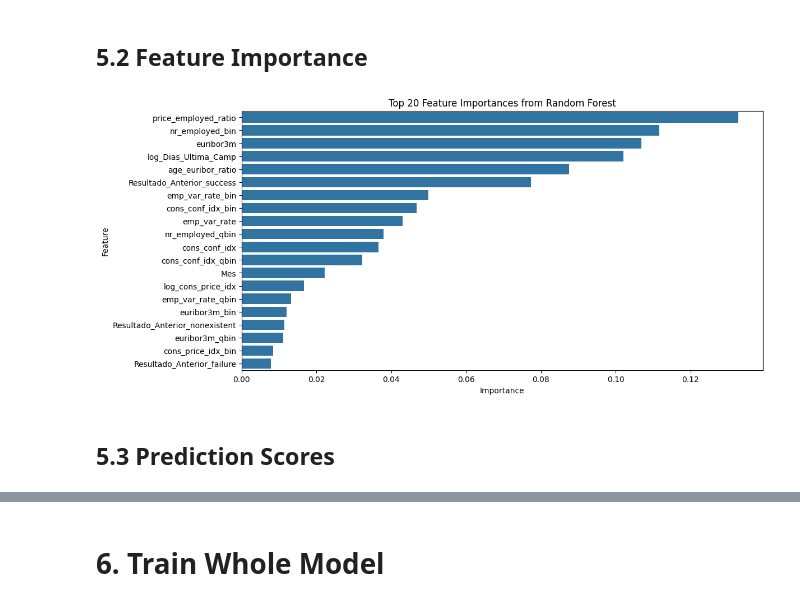
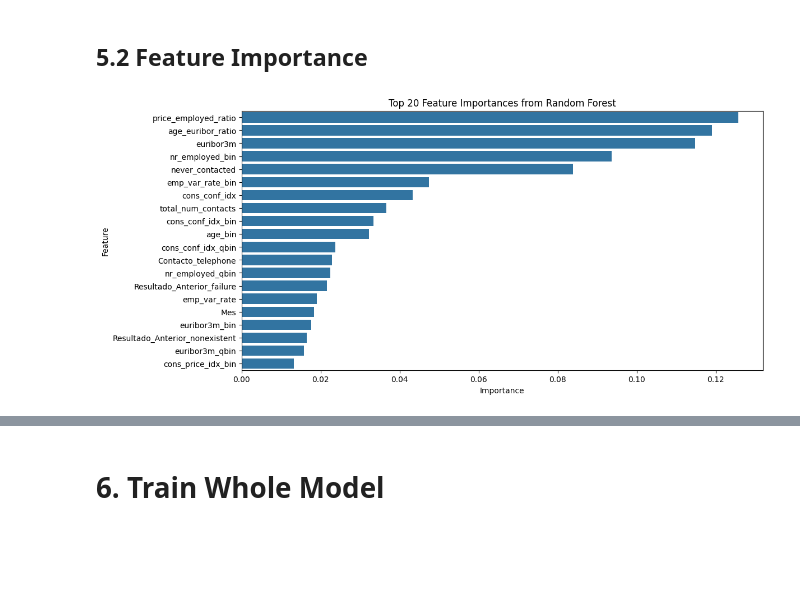
Before and after one commit to piperojas0618/Data_Office_Test, a Jupyter notebook: Enhanced_Test.ipynb, the cells around one changed output, grey strips where cells are left out. Saved outputs shown, nothing was run; the diff lists cells and outputs as text; code cells hidden in the pictures; blank space fills up the shorter version.

```diff
--- a/Enhanced_Test.ipynb
+++ b/Enhanced_Test.ipynb
@@ -422,7 +428,6 @@ Shape of new dataframe after binning: (26373, 67)
 # %%
 num_cols = [
     "emp_var_rate",
-    "cons_price_idx",
     "cons_conf_idx",
     "euribor3m",
     "nr_employed",
@@ -431,6 +436,11 @@ num_cols = [
     "price_employed_ratio",
     "age_euribor_ratio",
     "total_num_contacts",
+    "log_Edad",
+    "log_Campana",
+    "log_Dias_Ultima_Camp",
+    "log_No_Contactos",
+    "log_cons_price_idx",
 ]
 
 
@@ -581,11 +598,6 @@ new_df
 # %% [markdown]
 ## 4.1 Train-Test Split
 # %%
-x_train, x_val, target_train, target_val = train_test_split(
-    new_df.drop(columns=["y"]),
-    new_df["y"],
-    test_size=0.3,
-    random_state=42,
-    stratify=new_df["y"],
-)
-print(f"Training set shape: {x_train.shape}, Validation set shape: {x_val.shape}")
+cv = StratifiedKFold(n_splits=5, shuffle=True, random_state=42)
+x_train = new_df.drop(columns=["y"])
+y_train = new_df["y"]
@@ -929,12 +821,8 @@ Confusion Matrix:
 # %% [markdown]
 # 5. Final Results
 # %%
-best_unbalanced = max(results, key=lambda x: results[x]["ROC_AUC"])
-best_balanced = max(results_balanced, key=lambda x: results_balanced[x]["ROC_AUC"])
+best_model = max(results_balanced, key=lambda x: results_balanced[x]["ROC_AUC"])
 print(
-    f"Best model on original data: {best_unbalanced} with ROC-AUC: {results[best_unbalanced]['ROC_AUC']}"
+    f"Best model on balanced data: {best_model} with ROC-AUC: {results_balanced[best_model]['ROC_AUC']}"
 )
-print(
-    f"Best model on balanced data: {best_balanced} with ROC-AUC: {results_balanced[best_balanced]['ROC_AUC']}"
-)
 # %% [output]
@@ -943,9 +829,0 @@ Best model on balanced data: Random_Forest with ROC-AUC: 0.7460145370899368
-# %%
-best_model = (
-    best_unbalanced
-    if results[best_unbalanced]["ROC_AUC"] > results_balanced[best_balanced]["ROC_AUC"]
-    else best_balanced
-)
-print(
-    f"Overall best model: {best_model} with ROC-AUC: {max(results[best_unbalanced]['ROC_AUC'], results_balanced[best_balanced]['ROC_AUC'])}"
-)
@@ -981,7 +855,7 @@ if best_model == "XGBoost":
         random_state=42,
         objective="binary:logistic"
     )
-    model.fit(x_train, target_train)
+    model.fit(x_train, y_train)
     importance = model.feature_importances_
     features = x_train.columns
     feature_importance_df = pd.DataFrame(
@@ -998,7 +872,7 @@ elif best_model == "Random_Forest":
     model = RandomForestClassifier(
         **results_balanced[best_model]["Parameters"], random_state=42
     )
-    model.fit(x_train, target_train)
+    model.fit(x_train, y_train)
     importance = model.feature_importances_
     features = x_train.columns
     feature_importance_df = pd.DataFrame(
@@ -1015,41 +889,39 @@ elif best_model == "Gradient_Boosting":
     model = GradientBoostingClassifier(
         **results_balanced[best_model]["Parameters"], random_state=42
     )
-    model.fit(x_train, target_train)
+    model.fit(x_train, y_train)
     importance = model.feature_importances_
     features = x_train.columns
     feature_importance_df = pd.DataFrame(
         {"Feature": features, "Importance": importance}
     )
     feature_importance_df = feature_importance_df.sort_values(
         by="Importance", ascending=False
     )
     plt.figure(figsize=(12, 6))
     sns.barplot(x="Importance", y="Feature", data=feature_importance_df.head(20))
     plt.title("Top 20 Feature Importances from Gradient Boosting")
     plt.show()
 elif best_model == "Logistic_Regression":
     model = LogisticRegression(
         **results_balanced[best_model]["Parameters"],
         max_iter=500,
         solver="saga",
         l1_ratio=0.5,
         random_state=42
     )
-    model.fit(x_train, target_train)
+    model.fit(x_train, y_train)
     importance = np.abs(model.coef_[0])
     features = x_train.columns
     feature_importance_df = pd.DataFrame(
         {"Feature": features, "Importance": importance}
     )
     feature_importance_df = feature_importance_df.sort_values(
         by="Importance", ascending=False
     )
     plt.figure(figsize=(12, 6))
     sns.barplot(x="Importance", y="Feature", data=feature_importance_df.head(20))
     plt.title("Top 20 Feature Importances from Logistic Regression")
     plt.show()
 # %% [output]
-[figure, old version]
+[figure, new version]
-# %% [markdown]
-## 5.3 Prediction Scores
```
Also changed, not shown: parts of 31 cells of this notebook, 3 other files.
